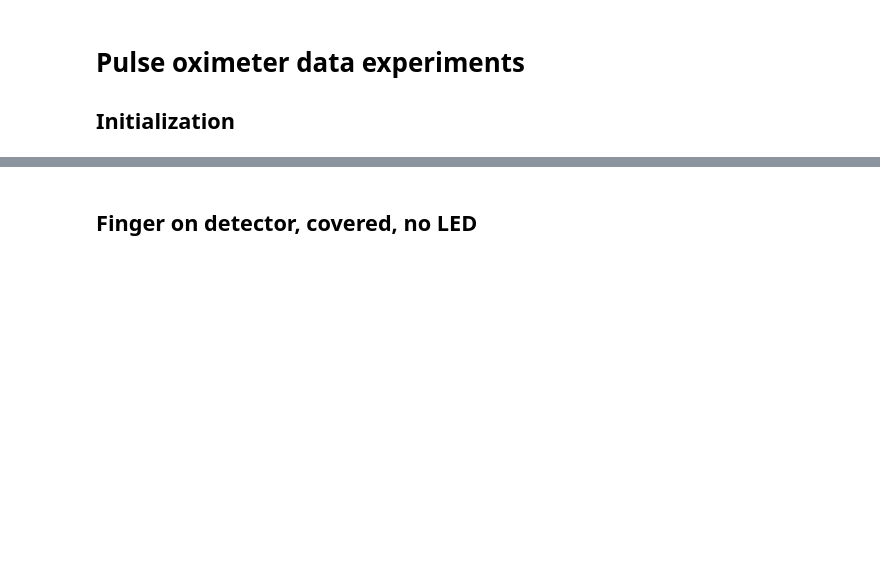
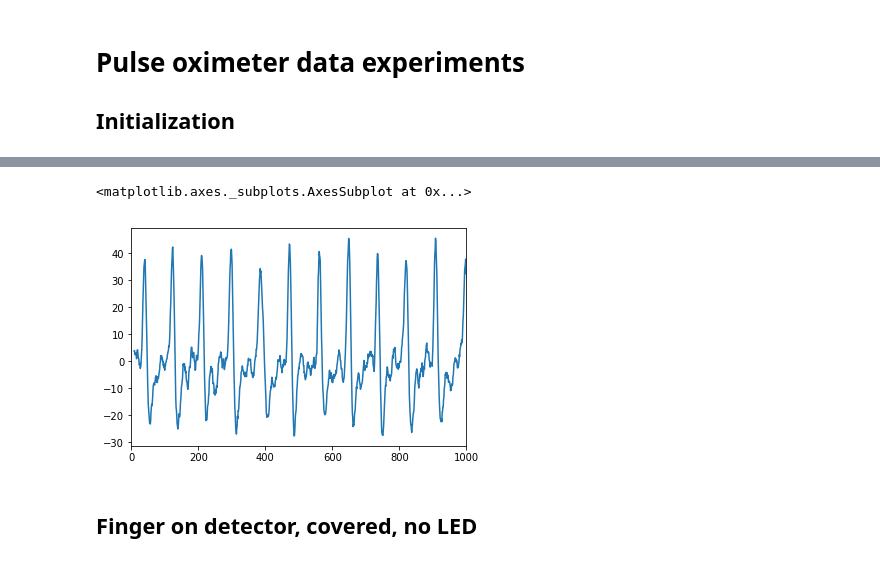
Before and after one commit to IRNAS/pulseox-firmware, a Jupyter notebook: experiments/Data experiments.ipynb, the cells around one changed output, grey strips where cells are left out. Saved outputs shown, nothing was run; the diff lists cells and outputs as text; code cells hidden in the pictures; blank space fills up the shorter version.

```diff
--- a/experiments/Data experiments.ipynb
+++ b/experiments/Data experiments.ipynb
@@ -45,3 +67,10 @@ def load_dataset(filename):
+# %%
+# Use a rolling mean with a window of 10 samples.
+data_rm = (data_covered_ir_led['md_filter'] / 100).rolling(window=10).mean()
+data_rm.plot()
+# %% [output]
+<matplotlib.axes._subplots.AxesSubplot at 0x...>
+[figure, added]
 # %% [markdown]
 ## Finger on detector, covered, no LED
 # %%
```
Also changed, not shown: parts of 5 cells of this notebook, 1 other file.
